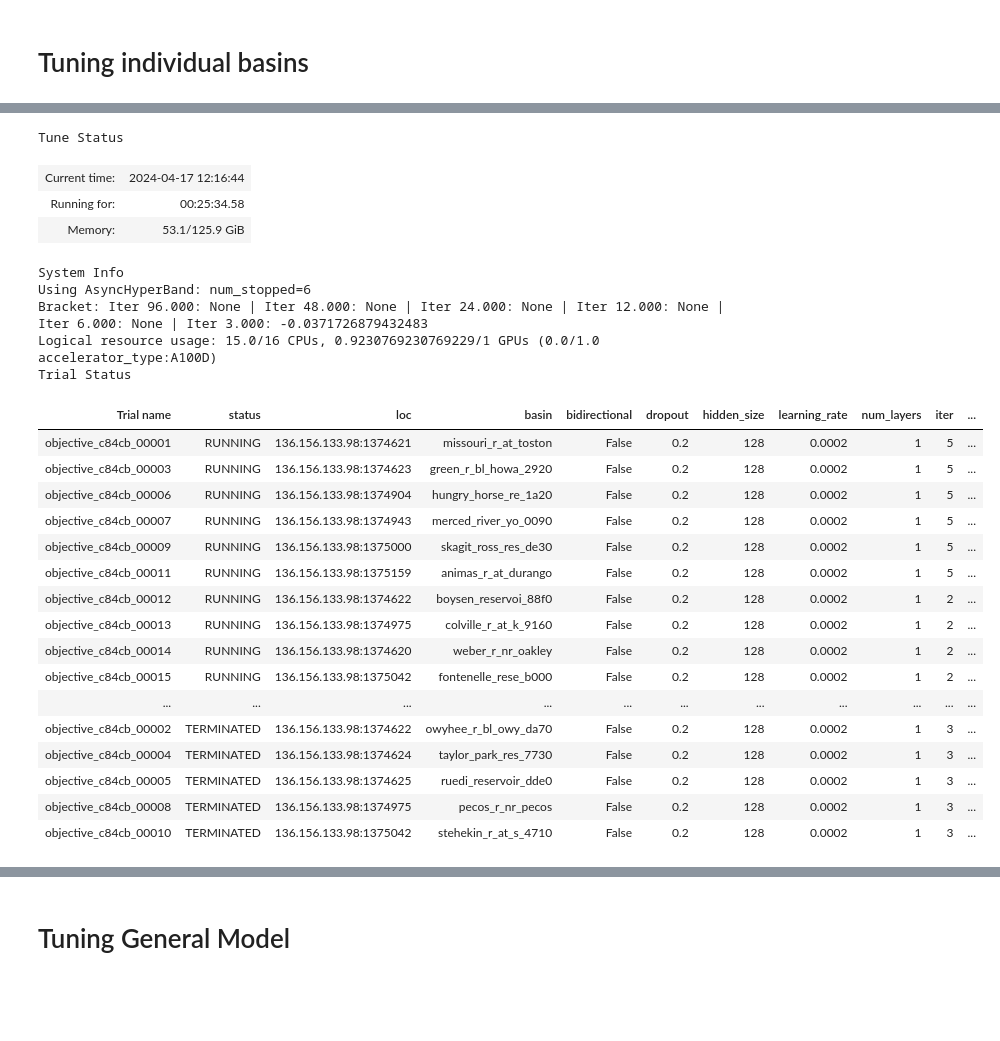
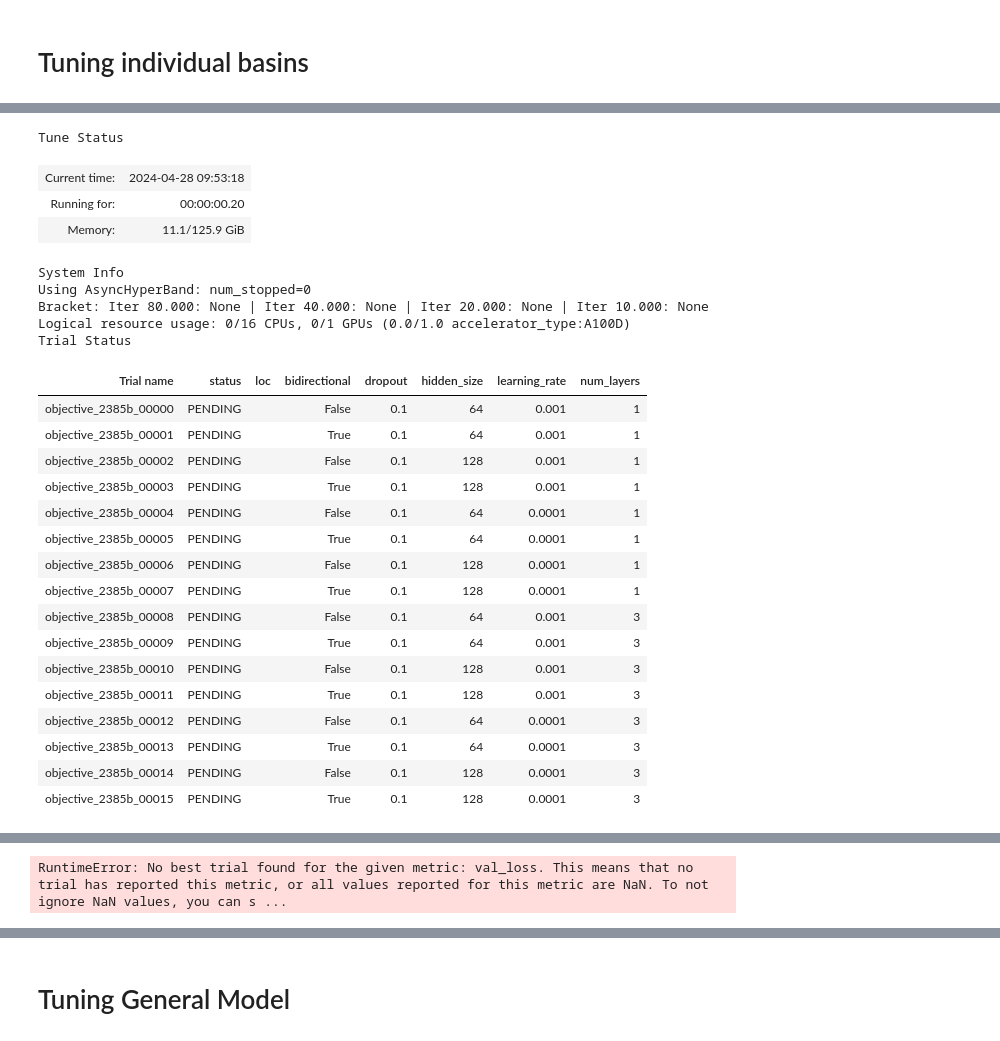
Before and after one commit to KarRups/Hydra_Code, a Jupyter notebook: Tuning/LSTM_Tuning_Run.ipynb, the cells around one changed output, grey strips where cells are left out. Saved outputs shown, nothing was run; the diff lists cells and outputs as text; code cells hidden in the pictures; blank space fills up the shorter version.

```diff
--- a/Tuning/LSTM_Tuning_Run.ipynb
+++ b/Tuning/LSTM_Tuning_Run.ipynb
@@ -198,9 +236,9 @@ def define_models(hindcast_input_size, forecast_input_size, hidden_size, num_lay
 
         models[copy].to(device)
         params_to_optimize[copy] = list(models[copy].parameters())
-
-        optimizers[copy] = torch.optim.Adam(params_to_optimize[copy], lr= learning_rate, weight_decay = 1e-3)
-        schedulers[copy] = lr_scheduler.CosineAnnealingLR(optimizers[copy], T_max=1e4)
+        # Probably should be doing 1e-2 and 10
+        optimizers[copy] = torch.optim.Adam(params_to_optimize[copy], lr= learning_rate, weight_decay = 1e-2)
+        schedulers[copy] = lr_scheduler.CosineAnnealingLR(optimizers[copy], T_max=100)
 
     return models, params_to_optimize, optimizers, schedulers
 
@@ -229,11 +269,11 @@ batch_size = 1
 copies = 3
 
 # parameters to tune
-hidden_sizes = [128] #[32, 64, 128] # 64 converged upon
-num_layers =  [1] #[1, 3]
-dropout = [0.2] #[0.1, 0.4]
-bidirectional = [False] #[True, False]
-learning_rate = [2e-4] #[1e-3, 1e-5]
+hidden_sizes = [64, 128] # 64 converged upon
+num_layers =  [1, 3]
+dropout = [0.1]
+bidirectional = [False, True] #[True, False]
+learning_rate = [1e-3, 1e-4] #[1e-3, 1e-5]
 
 # Set up configuration space
 config_space = {
@@ -243,7 +283,7 @@ config_space = {
     "dropout": tune.grid_search(dropout),
     "bidirectional": tune.grid_search(bidirectional),
     "learning_rate": tune.grid_search(learning_rate)
-    ,"basin":  tune.grid_search(Retrain_Basins)
+    #,"basin":  tune.grid_search(Retrain_Basins)
 }
 
 # def define_optuna_search_space(trial: optuna.Trial):
@@ -340,7 +381,7 @@ asha_scheduler = ASHAScheduler(
     metric='val_loss',
     mode='min',
     max_t=100,
-    grace_period=6,
+    grace_period=10,
     reduction_factor=2,
     brackets=1,
 )
@@ -349,7 +390,7 @@ asha_scheduler = ASHAScheduler(
 plateau_stopper = TrialPlateauStopper(
     metric="val_loss",
     num_results = 3,
-    grace_period=7,
+    grace_period=10,
     mode="min",
 )
 daily_flow['taylor_park_reservoir_inflow']
@@ -389,59 +430,58 @@ def objective(config):
     score = train_model(config) # Have training loop in here that outputs loss of model
     return {"val_loss": score}
 
-basin = 'taylor_park_reservoir_inflow'
+basin = 'stehekin_r_at_stehekin'
 
 #, search_alg = optuna_search
 optuna_tune_config = tune.TuneConfig(scheduler=asha_scheduler)
 tune_config = tune.TuneConfig(scheduler=asha_scheduler)
 running_tune_config = tune.TuneConfig()
 
 run_config=train.RunConfig(stop= plateau_stopper)
 
 # Note using < 1gb per run stops pylance from crashing I think
 # Without Optun
-tuner = tune.Tuner(tune.with_resources(tune.with_parameters(objective), resources={"cpu": 15/12, "gpu": 1/13}), param_space=config_space, tune_config = tune_config, run_config = run_config)
+tuner = tune.Tuner(tune.with_resources(tune.with_parameters(objective), resources={"cpu": 14/16, "gpu": 1/10}), param_space=config_space, tune_config = tune_config, run_config = run_config)
 # With Optuna
 #tuner = tune.Tuner(tune.with_resources(tune.with_parameters(objective), resources={"cpu": 1, "gpu": 1/16}), param_space = optuna_config_space, tune_config = optuna_tune_config, run_config = run_config)
 
 results = tuner.fit()
-results_df = results.get_dataframe()
 best_config = results.get_best_result(metric="val_loss", mode="min").config
 print(best_config)
 
 
 
 # Define the file path where you want to save the best configuration
 file_path = f"/data/Hydra_Work/Tuning/Config_Text/{basin}_best_config.txt"
 # Open the file in write mode and save the configuration
 with open(file_path, "w") as f:
     f.write(str(best_config))
 
 print("Best configuration saved to:", file_path)
 # %% [output]
 Tune Status
-| Current time: | 2024-04-17 12:16:44 |
-| Running for: | 00:25:34.58 |
-| Memory: | 53.1/125.9 GiB |
+| Current time: | 2024-04-28 09:53:18 |
+| Running for: | 00:00:00.20 |
+| Memory: | 11.1/125.9 GiB |
 System Info
-Using AsyncHyperBand: num_stopped=6
-Bracket: Iter 96.000: None | Iter 48.000: None | Iter 24.000: None | Iter 12.000: None | Iter 6.000: None | Iter 3.000: -0.0371726879432483
-Logical resource usage: 15.0/16 CPUs, 0.9230769230769229/1 GPUs (0.0/1.0 accelerator_type:A100D)
+Using AsyncHyperBand: num_stopped=0
+Bracket: Iter 80.000: None | Iter 40.000: None | Iter 20.000: None | Iter 10.000: None
+Logical resource usage: 0/16 CPUs, 0/1 GPUs (0.0/1.0 accelerator_type:A100D)
 Trial Status
-| Trial name | status | loc | basin | bidirectional | dropout | hidden_size | learning_rate | num_layers | iter | ... |
-| objective_c84cb_00001 | RUNNING | 136.156.133.98:1374621 | missouri_r_at_toston | False | 0.2 | 128 | 0.0002 | 1 | 5 | ... |
-| objective_c84cb_00003 | RUNNING | 136.156.133.98:1374623 | green_r_bl_howa_2920 | False | 0.2 | 128 | 0.0002 | 1 | 5 | ... |
-| objective_c84cb_00006 | RUNNING | 136.156.133.98:1374904 | hungry_horse_re_1a20 | False | 0.2 | 128 | 0.0002 | 1 | 5 | ... |
-| objective_c84cb_00007 | RUNNING | 136.156.133.98:1374943 | merced_river_yo_0090 | False | 0.2 | 128 | 0.0002 | 1 | 5 | ... |
-| objective_c84cb_00009 | RUNNING | 136.156.133.98:1375000 | skagit_ross_res_de30 | False | 0.2 | 128 | 0.0002 | 1 | 5 | ... |
-| objective_c84cb_00011 | RUNNING | 136.156.133.98:1375159 | animas_r_at_durango | False | 0.2 | 128 | 0.0002 | 1 | 5 | ... |
-| objective_c84cb_00012 | RUNNING | 136.156.133.98:1374622 | boysen_reservoi_88f0 | False | 0.2 | 128 | 0.0002 | 1 | 2 | ... |
-| objective_c84cb_00013 | RUNNING | 136.156.133.98:1374975 | colville_r_at_k_9160 | False | 0.2 | 128 | 0.0002 | 1 | 2 | ... |
-| objective_c84cb_00014 | RUNNING | 136.156.133.98:1374620 | weber_r_nr_oakley | False | 0.2 | 128 | 0.0002 | 1 | 2 | ... |
-| objective_c84cb_00015 | RUNNING | 136.156.133.98:1375042 | fontenelle_rese_b000 | False | 0.2 | 128 | 0.0002 | 1 | 2 | ... |
-| ... | ... | ... | ... | ... | ... | ... | ... | ... | ... | ... |
-| objective_c84cb_00002 | TERMINATED | 136.156.133.98:1374622 | owyhee_r_bl_owy_da70 | False | 0.2 | 128 | 0.0002 | 1 | 3 | ... |
-| objective_c84cb_00004 | TERMINATED | 136.156.133.98:1374624 | taylor_park_res_7730 | False | 0.2 | 128 | 0.0002 | 1 | 3 | ... |
-| objective_c84cb_00005 | TERMINATED | 136.156.133.98:1374625 | ruedi_reservoir_dde0 | False | 0.2 | 128 | 0.0002 | 1 | 3 | ... |
-| objective_c84cb_00008 | TERMINATED | 136.156.133.98:1374975 | pecos_r_nr_pecos | False | 0.2 | 128 | 0.0002 | 1 | 3 | ... |
-| objective_c84cb_00010 | TERMINATED | 136.156.133.98:1375042 | stehekin_r_at_s_4710 | False | 0.2 | 128 | 0.0002 | 1 | 3 | ... |
+| Trial name | status | loc | bidirectional | dropout | hidden_size | learning_rate | num_layers |
+| objective_2385b_00000 | PENDING |  | False | 0.1 | 64 | 0.001 | 1 |
+| objective_2385b_00001 | PENDING |  | True | 0.1 | 64 | 0.001 | 1 |
+| objective_2385b_00002 | PENDING |  | False | 0.1 | 128 | 0.001 | 1 |
+| objective_2385b_00003 | PENDING |  | True | 0.1 | 128 | 0.001 | 1 |
+| objective_2385b_00004 | PENDING |  | False | 0.1 | 64 | 0.0001 | 1 |
+| objective_2385b_00005 | PENDING |  | True | 0.1 | 64 | 0.0001 | 1 |
+| objective_2385b_00006 | PENDING |  | False | 0.1 | 128 | 0.0001 | 1 |
+| objective_2385b_00007 | PENDING |  | True | 0.1 | 128 | 0.0001 | 1 |
+| objective_2385b_00008 | PENDING |  | False | 0.1 | 64 | 0.001 | 3 |
+| objective_2385b_00009 | PENDING |  | True | 0.1 | 64 | 0.001 | 3 |
+| objective_2385b_00010 | PENDING |  | False | 0.1 | 128 | 0.001 | 3 |
+| objective_2385b_00011 | PENDING |  | True | 0.1 | 128 | 0.001 | 3 |
+| objective_2385b_00012 | PENDING |  | False | 0.1 | 64 | 0.0001 | 3 |
+| objective_2385b_00013 | PENDING |  | True | 0.1 | 64 | 0.0001 | 3 |
+| objective_2385b_00014 | PENDING |  | False | 0.1 | 128 | 0.0001 | 3 |
+| objective_2385b_00015 | PENDING |  | True | 0.1 | 128 | 0.0001 | 3 |
@@ -451,0 +501 @@ Trial Status
+RuntimeError: No best trial found for the given metric: val_loss. This means that no trial has reported this metric, or all values reported for this metric are NaN. To not ignore NaN values, you can s ...
```
Also changed, not shown: parts of 24 cells of this notebook, 29 other files.
